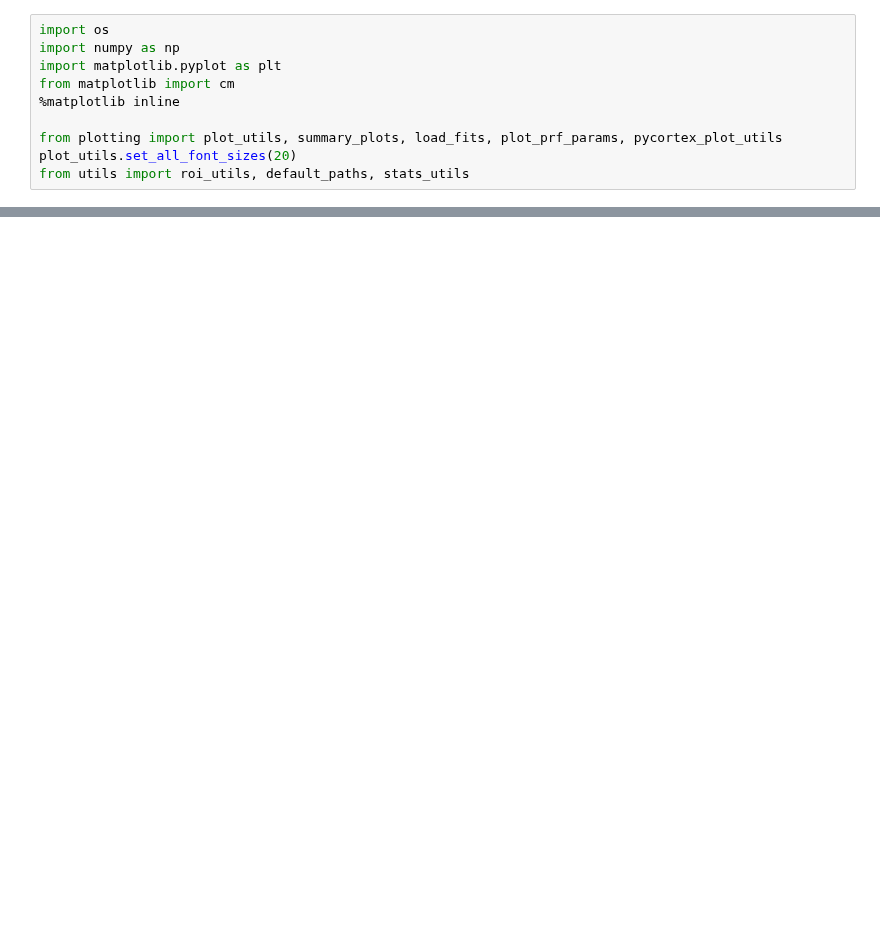
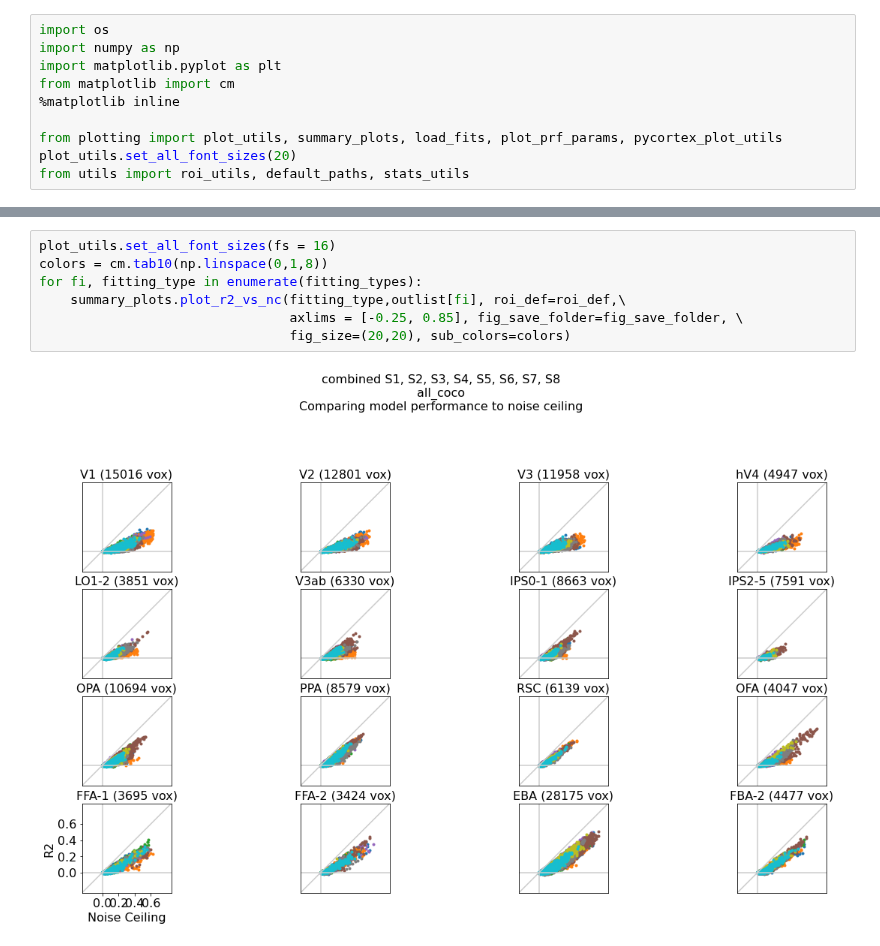
Before and after one commit to mmhenderson/modfit, a Jupyter notebook: notebooks/plot_encoding_model_fits/plot_coco_models.ipynb, the cells around one changed output, grey strips where cells are left out. Cells and saved outputs as stored; diff of their text form; blank space fills up the shorter version.

```diff
--- a/notebooks/plot_encoding_model_fits/plot_coco_models.ipynb
+++ b/notebooks/plot_encoding_model_fits/plot_coco_models.ipynb
@@ -33,0 +43,9 @@ summary_plots.plot_perf_summary(fitting_type, out, fig_save_folder=fig_save_fold
+# %%
+plot_utils.set_all_font_sizes(fs = 16)
+colors = cm.tab10(np.linspace(0,1,8))
+for fi, fitting_type in enumerate(fitting_types):
+    summary_plots.plot_r2_vs_nc(fitting_type,outlist[fi], roi_def=roi_def,\
+                                axlims = [-0.25, 0.85], fig_save_folder=fig_save_folder, \
+                                fig_size=(20,20), sub_colors=colors)
+# %% [output]
+[figure, added]
```
Also changed, not shown: parts of 13 cells of this notebook, 15 other files.
